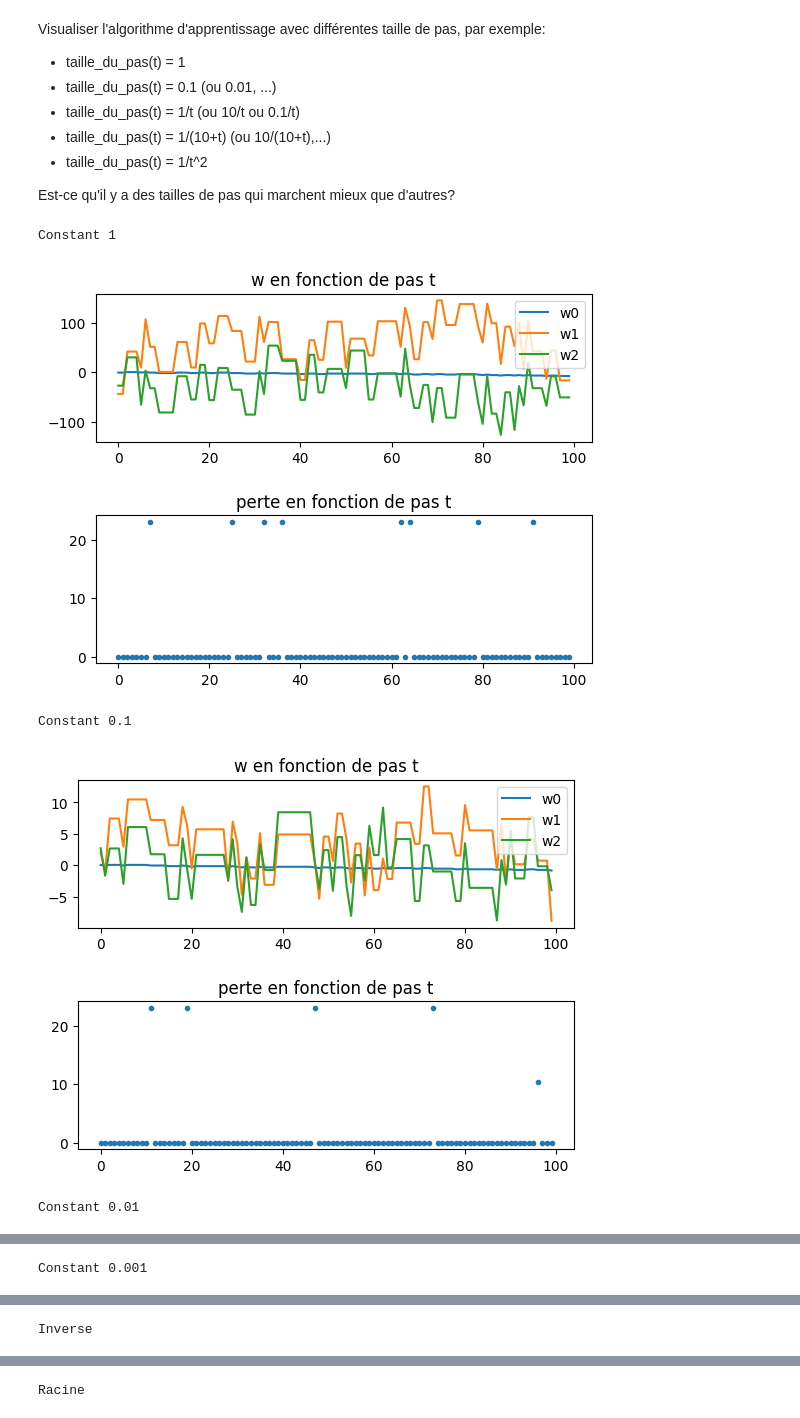
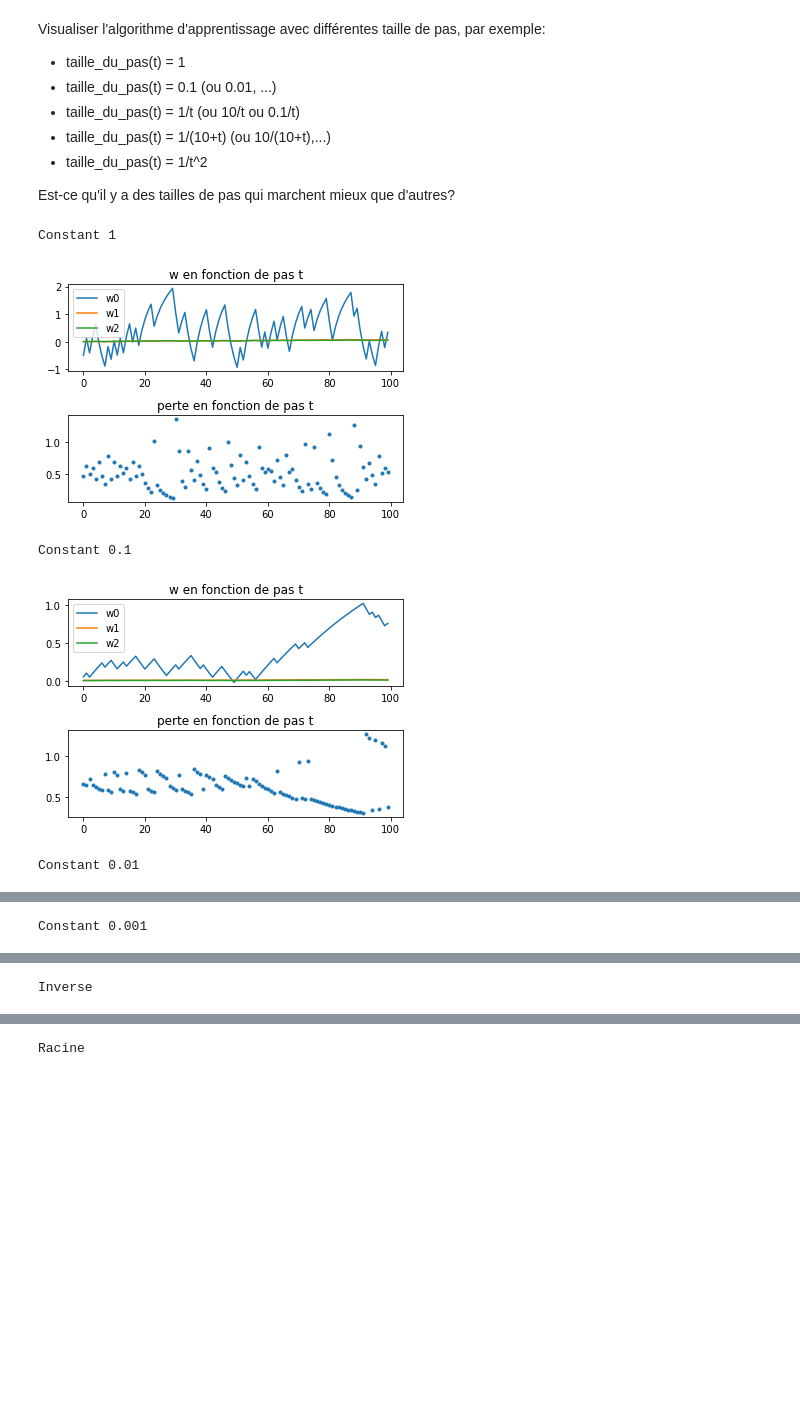
Before and after one commit to CwithLove/L3_Machine_Learning, a Jupyter notebook: TP2/TP2_stochastic_gradient_descent.ipynb, the cells around one changed output, grey strips where cells are left out. Drawn from its saved outputs; the diff is of its cells as text; code cells hidden in the pictures; blank space fills up the shorter version.

```diff
--- a/TP2/TP2_stochastic_gradient_descent.ipynb
+++ b/TP2/TP2_stochastic_gradient_descent.ipynb
@@ -73,10 +73,7 @@ Dans cette question, $x$ et $w$ désignent des vecteurs (de taille 3). Typiqueme
 dimension = 3
 
 def result_wTx(w, x):
-    result = 0
-    for i in range(len(w)):
-        result += w[i] * x[i]
-    return result
+    return np.dot(w, x) # w@x
 
 def sigmoid(a):
     return 1/(1 + np.exp(-a))
@@ -114,12 +111,13 @@ def SGD(X, Y, nombre_de_pas, taille_du_pas):
     Ws = np.zeros((nombre_de_pas, dimension))
     Ls = np.zeros(nombre_de_pas)
     w = np.random.rand(3)*0.01
+    l = 0
     for t in range(0, nombre_de_pas):
         i = rd.randint(0, n - 1)
-        w_temp = w - taille_du_pas(t) * gradient(w, X[i], Y[i])
-        Ws[t] = w_temp
-        Ls[t] = loss(prediction(Ws[t], X[i]), Y[i])
-        w = w_temp
+        w = w - taille_du_pas(t) * gradient(w, X[i], Y[i])
+        Ws[t] = w
+        l = loss(prediction(Ws[t], X[i]), Y[i])
+        Ls[t] = l
     return Ws, Ls
 # %% [markdown]
 ##### Question 4
@@ -148,6 +146,8 @@ Visualiser l'algorithme d'apprentissage avec différentes taille de pas, par exe
 
 Est-ce qu'il y a des tailles de pas qui marchent mieux que d'autres?
 # %%
+X = X * [1, 0.01, 0.01]
+
 def pas_constant1(t): return 1
 def pas_constant01(t): return 0.1
 def pas_constant001(t): return 0.01
@@ -155,34 +155,34 @@ def pas_constant0001(t): return 0.001
 def pas_inverse(t): return 1/(1+t) # 1+t afin d'éviter la division par 0 quand t=0
 def pas_racine(t): return 1/np.sqrt(1+t)
 
 nombre_de_pas = 100
 
 print("Constant 1")
 Ws, Ls = SGD(X, Y, nombre_de_pas, pas_constant1)
 visualisation(Ws, Ls)
 
 print("Constant 0.1")
 Ws, Ls = SGD(X, Y, nombre_de_pas, pas_constant01)
 visualisation(Ws, Ls)
 
 print("Constant 0.01")
 Ws, Ls = SGD(X, Y, nombre_de_pas, pas_constant001)
 visualisation(Ws, Ls)
 
 print("Constant 0.001")
 Ws, Ls = SGD(X, Y, nombre_de_pas, pas_constant0001)
 visualisation(Ws, Ls)
 
 print("Inverse")
 Ws, Ls = SGD(X, Y, nombre_de_pas, pas_inverse)
 visualisation(Ws, Ls)
 
 print("Racine")
 Ws, Ls = SGD(X, Y, nombre_de_pas, pas_racine)
 visualisation(Ws, Ls)
 # %% [output]
 Constant 1
-[figure, old version]
+[figure, new version]
 Constant 0.1
-[figure, old version]
+[figure, new version]
 Constant 0.01
```
Also changed, not shown: parts of 2 cells of this notebook.
